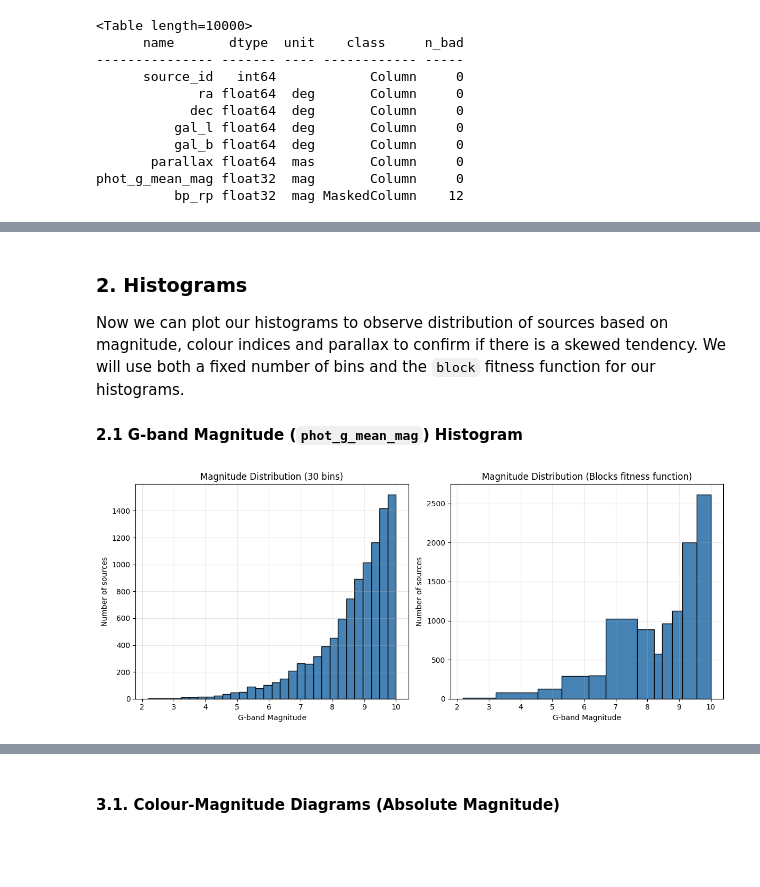
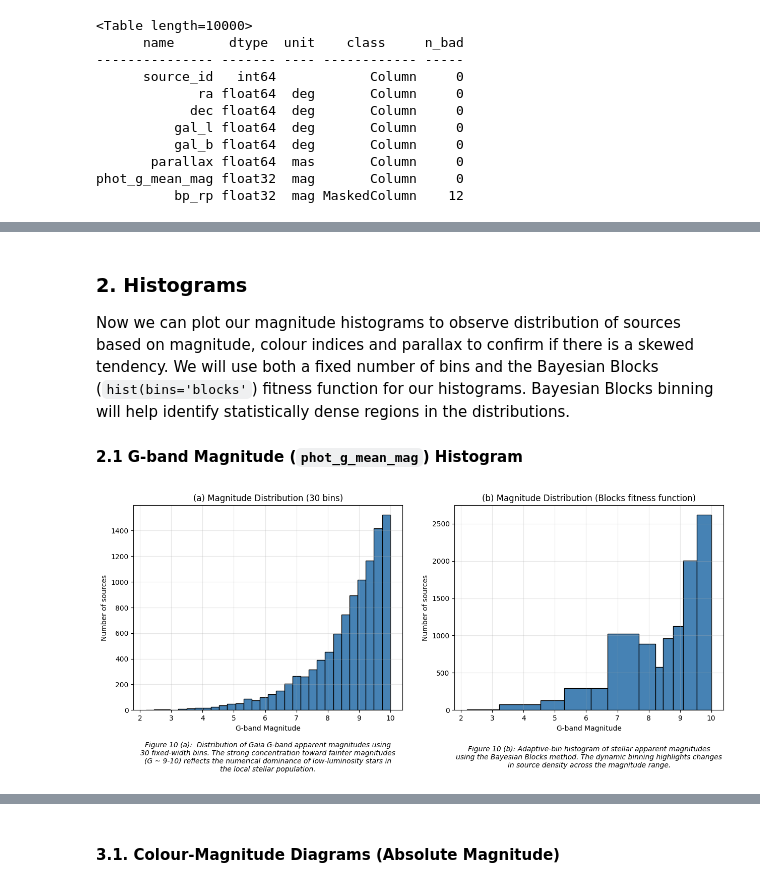
Before and after one commit to ThatDudeJude/stellar_explorer, a Jupyter notebook: notebooks/learning/11_histograms_cmds_HR.ipynb, the cells around one changed output, grey strips where cells are left out. Drawn from its saved outputs; the diff is of its cells as text; code cells hidden in the pictures; blank space fills up the shorter version.

Commit message:
Added day 11 histograms_cmds_HRsH

```diff
--- a/notebooks/learning/11_histograms_cmds_HR.ipynb
+++ b/notebooks/learning/11_histograms_cmds_HR.ipynb
@@ -67,25 +98,41 @@ Now we can use `bp_rp_clean` for our histogram and CMD plots instead of the `bp_
 # %% [markdown]
 ### 2. Histograms
 
-Now we can plot our histograms to observe distribution of sources based on magnitude, colour indices and parallax to confirm if there is a skewed tendency. We will use both a fixed number of bins and the `block` fitness function for our histograms.
+Now we can plot our magnitude histograms to observe distribution of sources based on magnitude, colour indices and parallax to confirm if there is a skewed tendency. We will use both a fixed number of bins and the Bayesian Blocks (`hist(bins='blocks'`) fitness function for our histograms. Bayesian Blocks binning will help identify statistically dense regions in the distributions.
 
 #### 2.1 G-band Magnitude (`phot_g_mean_mag`) Histogram
 # %%
-fig, (ax1, ax2) = plt.subplots(1, 2, figsize=(12, 5))
+fig, (ax1, ax2) = plt.subplots(1, 2, figsize=(13, 6))
 hist(table['phot_g_mean_mag'], bins=30, ax=ax1, color='steelblue', edgecolor='black')
-ax1.set_title('Magnitude Distribution (30 bins)')
+ax1.set_title('(a) Magnitude Distribution (30 bins)')
 ax1.set_xlabel('G-band Magnitude')
 ax1.set_ylabel('Number of sources')
 ax1.grid(True, alpha=0.3)
+fig_caption = """Figure 10 (a):  Distribution of Gaia G-band apparent magnitudes using 30 fixed-width bins. The strong concentration toward fainter
+magnitudes (G ~ 9-10) reflects the numerical dominance of low-luminosity stars in the local stellar population.
+"""
+wrapper = textwrap.TextWrapper(width=71)
+lines = wrapper.wrap(text=fig_caption)
+fig_caption_wrapped = '\n'.join(lines)
+ax1.text(0.5, -0.3, fig_caption_wrapped, transform=ax1.transAxes, ha='center', fontsize=10, style='italic')
+
+# plt.figtext(0.5, 0, fig_caption_wrapped, ha='center', fontsize=12, style='italic')
 
 hist(table['phot_g_mean_mag'], bins='blocks', ax=ax2, color='steelblue', edgecolor='black')
-ax2.set_title('Magnitude Distribution (Blocks fitness function)')
+ax2.set_title('(b) Magnitude Distribution (Blocks fitness function)')
 ax2.set_xlabel('G-band Magnitude')
 ax2.set_ylabel('Number of sources')
 ax2.grid(True, alpha=0.3)
-
+fig_caption = """Figure 10 (b): Adaptive-bin histogram of stellar apparent magnitudes using the Bayesian Blocks method. The dynamic binning highlights changes
+in source density across the magnitude range.
+"""
+wrapper = textwrap.TextWrapper(width=72)
+lines = wrapper.wrap(text=fig_caption)
+fig_caption_wrapped = '\n'.join(lines)
+ax2.text(0.5, -0.28, fig_caption_wrapped, transform=ax2.transAxes, ha='center', fontsize=10, style='italic')
 
 plt.tight_layout()
+plt.savefig('../../outputs/mag_distribution.png', dpi=300, bbox_inches='tight')
 plt.show()
 # %% [output]
-[figure, old version]
+[figure, new version]
```
Also changed, not shown: parts of 19 cells of this notebook, 6 other files.
